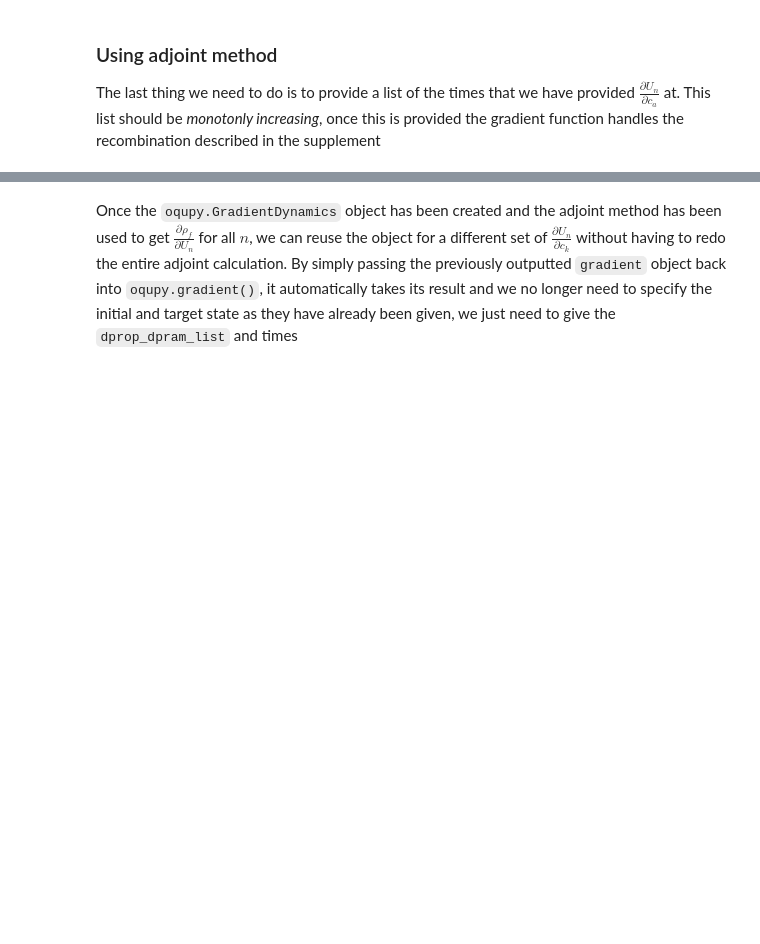
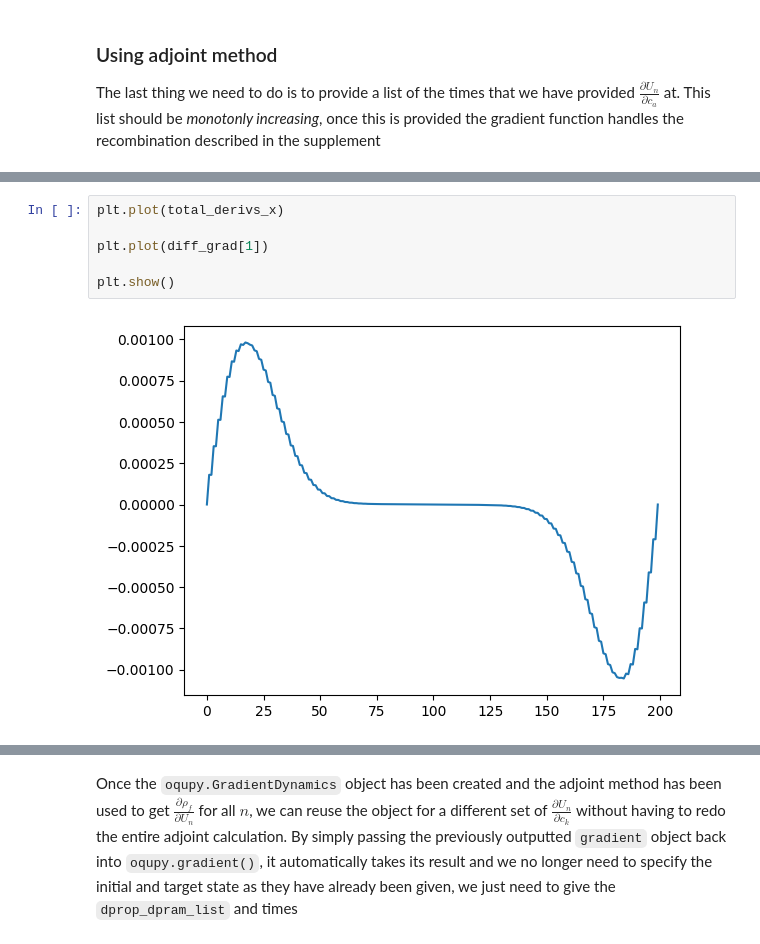
Before and after one commit to ebutler414/OQuPy, a Jupyter notebook: tutorials/gradients_introduction.ipynb, the cells around one changed output, grey strips where cells are left out. Drawn from its saved outputs; the diff is of its cells as text; blank space fills up the shorter version.

```diff
--- a/tutorials/gradients_introduction.ipynb
+++ b/tutorials/gradients_introduction.ipynb
@@ -285,3 +347,11 @@ Elapsed time: 0.9s
+# %%
+plt.plot(total_derivs_x)
+
+plt.plot(diff_grad[1])
+
+plt.show()
+# %% [output]
+[figure, added]
 # %%
 import cProfile
 import pstats
```
Also changed, not shown: parts of 6 cells of this notebook, 6 other files.
